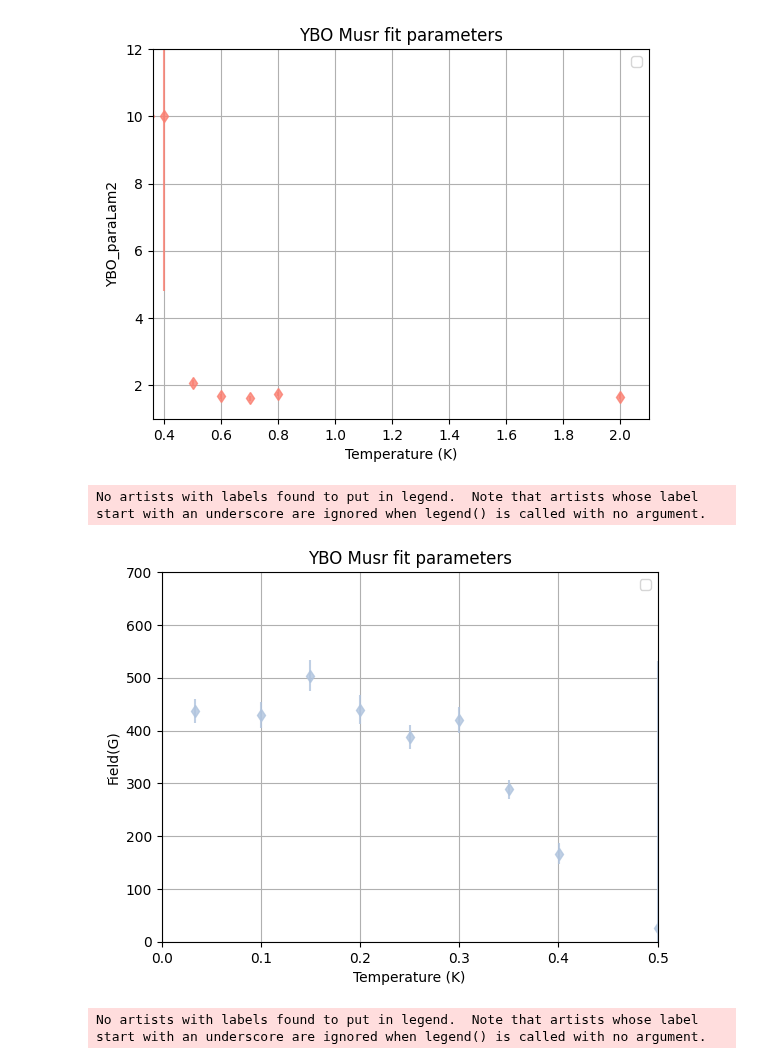
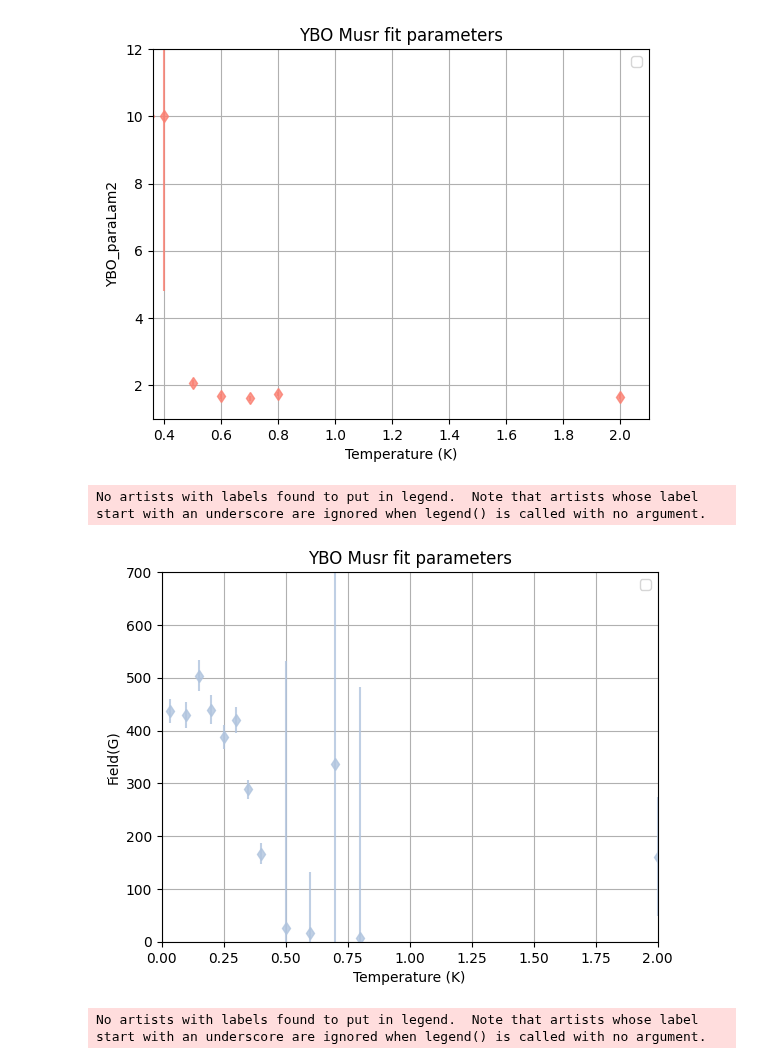
Before and after one commit to Brogan8813/strain-cell, a Jupyter notebook: PPMS_Data_and_Plotting/Plotting/MusrPlotting/New_format_plotting/Beta_1/New_Format_Plotting.ipynb, the cells around one changed output. Saved outputs shown, nothing was run; the diff lists cells and outputs as text; code cells hidden in the pictures.

```diff
--- a/PPMS_Data_and_Plotting/Plotting/MusrPlotting/New_format_plotting/Beta_1/New_Format_Plotting.ipynb
+++ b/PPMS_Data_and_Plotting/Plotting/MusrPlotting/New_format_plotting/Beta_1/New_Format_Plotting.ipynb
@@ -150,27 +150,27 @@ No artists with labels found to put in legend.  Note that artists whose label st
 # %%
 #Plotting section using defined functions
 import pandas as pd
 import matplotlib.pyplot as plt
 import numpy as np
 
 
 df = pd.read_csv(datafile, delim_whitespace=True)
 
 
 plt.xlabel('Temperature (K)')
 plt.ylabel('Field(G)')
 plt.errorbar(df['dataT'], df['Frequency_2461'], yerr=df['Frequency_2461PosErr'], fmt="d", color='lightsteelblue', alpha=.8)
-plt.xlim((0,0.5))
+plt.xlim((0,2))
 plt.ylim((0, 700))
 
 #plt.axhline(0.2392,color = 'r', label='Original Asy_tot')
 plt.grid('both')
 plt.legend()
 plt.title('YBO Musr fit parameters')
 plt.show()
 # %% [output]
 No artists with labels found to put in legend.  Note that artists whose label start with an underscore are ignored when legend() is called with no argument.
-[figure, old version]
+[figure, new version]
 # %%
 
 #Plotting section using defined functions
```
Also changed, not shown: parts of 1 cell of this notebook, 5 other files.
